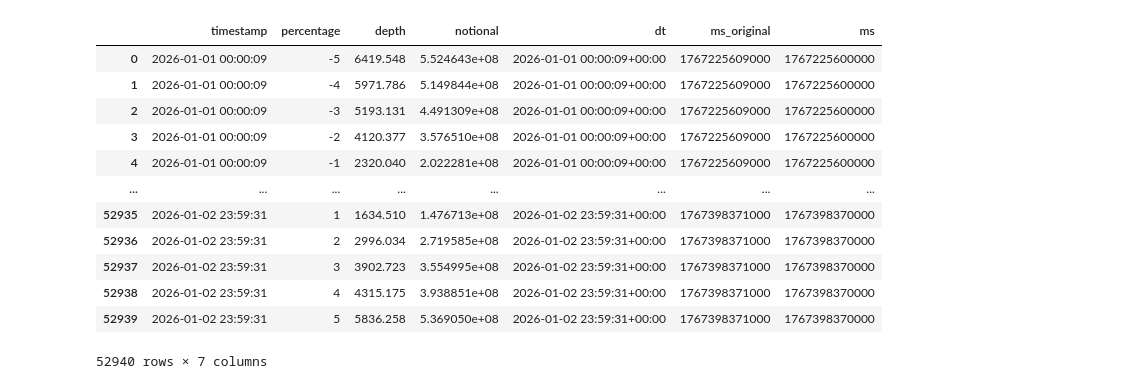
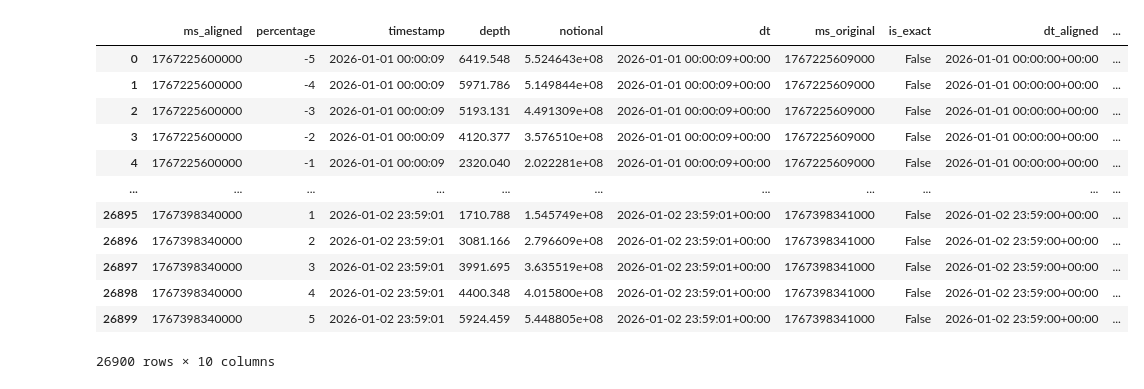
Before and after one commit to rookieCryptoTraders/rookie_lean, a Jupyter notebook: ccxt_data_fetch/test.ipynb, the cells around one changed output. Drawn from its saved outputs; the diff is of its cells as text; code cells hidden in the pictures.

Commit message:
[feat] fetch and load depth_data

```diff
--- a/ccxt_data_fetch/test.ipynb
+++ b/ccxt_data_fetch/test.ipynb
@@ -19,0 +181,8 @@ time.tzset()
+# %%
+symbol="BTCUSDT"
+since_ms=datetime.fromisoformat(START_DATE).timestamp()*1000
+until_ms=(datetime.fromisoformat(START_DATE)+timedelta(days=1)).timestamp()*1000
+step_ms=60000
+margin_type="um"
+data_source="binancevision"
+fill_start_of_day=True
@@ -149,16 +551,19 @@ df=fetch_depth_range_cryptofuture("BTCUSDT", datetime.fromisoformat(START_DATE).
+# %%
+df = fetch_depth_range_cryptofuture(symbol, since_ms, until_ms, step_ms, margin_type, data_source)
 # %%
-pd.DataFrame.from_records(df,index=None)
+df=pd.DataFrame.from_records(df,index=None)
+df
 # %% [output]
-|  | timestamp | percentage | depth | notional | dt | ms_original | ms |
-| 0 | 2026-01-01 00:00:09 | -5 | 6419.548 | 5.524643e+08 | 2026-01-01 00:00:09+00:00 | 1767225609000 | 1767225600000 |
-| 1 | 2026-01-01 00:00:09 | -4 | 5971.786 | 5.149844e+08 | 2026-01-01 00:00:09+00:00 | 1767225609000 | 1767225600000 |
-| 2 | 2026-01-01 00:00:09 | -3 | 5193.131 | 4.491309e+08 | 2026-01-01 00:00:09+00:00 | 1767225609000 | 1767225600000 |
-| 3 | 2026-01-01 00:00:09 | -2 | 4120.377 | 3.576510e+08 | 2026-01-01 00:00:09+00:00 | 1767225609000 | 1767225600000 |
-| 4 | 2026-01-01 00:00:09 | -1 | 2320.040 | 2.022281e+08 | 2026-01-01 00:00:09+00:00 | 1767225609000 | 1767225600000 |
-| ... | ... | ... | ... | ... | ... | ... | ... |
-| 52935 | 2026-01-02 23:59:31 | 1 | 1634.510 | 1.476713e+08 | 2026-01-02 23:59:31+00:00 | 1767398371000 | 1767398370000 |
-| 52936 | 2026-01-02 23:59:31 | 2 | 2996.034 | 2.719585e+08 | 2026-01-02 23:59:31+00:00 | 1767398371000 | 1767398370000 |
-| 52937 | 2026-01-02 23:59:31 | 3 | 3902.723 | 3.554995e+08 | 2026-01-02 23:59:31+00:00 | 1767398371000 | 1767398370000 |
-| 52938 | 2026-01-02 23:59:31 | 4 | 4315.175 | 3.938851e+08 | 2026-01-02 23:59:31+00:00 | 1767398371000 | 1767398370000 |
-| 52939 | 2026-01-02 23:59:31 | 5 | 5836.258 | 5.369050e+08 | 2026-01-02 23:59:31+00:00 | 1767398371000 | 1767398370000 |
+|  | ms_aligned | percentage | timestamp | depth | notional | dt | ms_original | is_exact | dt_aligned | ... |
+| 0 | 1767225600000 | -5 | 2026-01-01 00:00:09 | 6419.548 | 5.524643e+08 | 2026-01-01 00:00:09+00:00 | 1767225609000 | False | 2026-01-01 00:00:00+00:00 | ... |
+| 1 | 1767225600000 | -4 | 2026-01-01 00:00:09 | 5971.786 | 5.149844e+08 | 2026-01-01 00:00:09+00:00 | 1767225609000 | False | 2026-01-01 00:00:00+00:00 | ... |
+| 2 | 1767225600000 | -3 | 2026-01-01 00:00:09 | 5193.131 | 4.491309e+08 | 2026-01-01 00:00:09+00:00 | 1767225609000 | False | 2026-01-01 00:00:00+00:00 | ... |
+| 3 | 1767225600000 | -2 | 2026-01-01 00:00:09 | 4120.377 | 3.576510e+08 | 2026-01-01 00:00:09+00:00 | 1767225609000 | False | 2026-01-01 00:00:00+00:00 | ... |
+| 4 | 1767225600000 | -1 | 2026-01-01 00:00:09 | 2320.040 | 2.022281e+08 | 2026-01-01 00:00:09+00:00 | 1767225609000 | False | 2026-01-01 00:00:00+00:00 | ... |
+| ... | ... | ... | ... | ... | ... | ... | ... | ... | ... | ... |
+| 26895 | 1767398340000 | 1 | 2026-01-02 23:59:01 | 1710.788 | 1.545749e+08 | 2026-01-02 23:59:01+00:00 | 1767398341000 | False | 2026-01-02 23:59:00+00:00 | ... |
+| 26896 | 1767398340000 | 2 | 2026-01-02 23:59:01 | 3081.166 | 2.796609e+08 | 2026-01-02 23:59:01+00:00 | 1767398341000 | False | 2026-01-02 23:59:00+00:00 | ... |
+| 26897 | 1767398340000 | 3 | 2026-01-02 23:59:01 | 3991.695 | 3.635519e+08 | 2026-01-02 23:59:01+00:00 | 1767398341000 | False | 2026-01-02 23:59:00+00:00 | ... |
+| 26898 | 1767398340000 | 4 | 2026-01-02 23:59:01 | 4400.348 | 4.015800e+08 | 2026-01-02 23:59:01+00:00 | 1767398341000 | False | 2026-01-02 23:59:00+00:00 | ... |
+| 26899 | 1767398340000 | 5 | 2026-01-02 23:59:01 | 5924.459 | 5.448805e+08 | 2026-01-02 23:59:01+00:00 | 1767398341000 | False | 2026-01-02 23:59:00+00:00 | ... |
-52940 rows × 7 columns
+26900 rows × 10 columns
```
Also changed, not shown: parts of 21 cells of this notebook, 10 other files.
